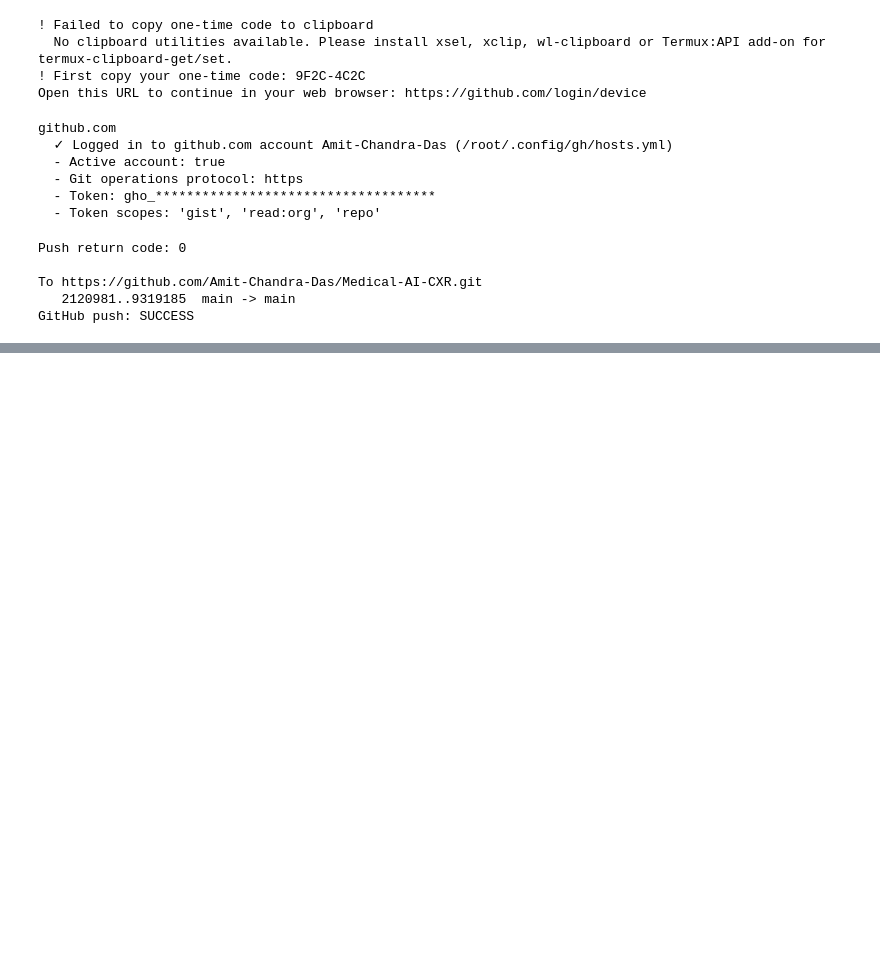
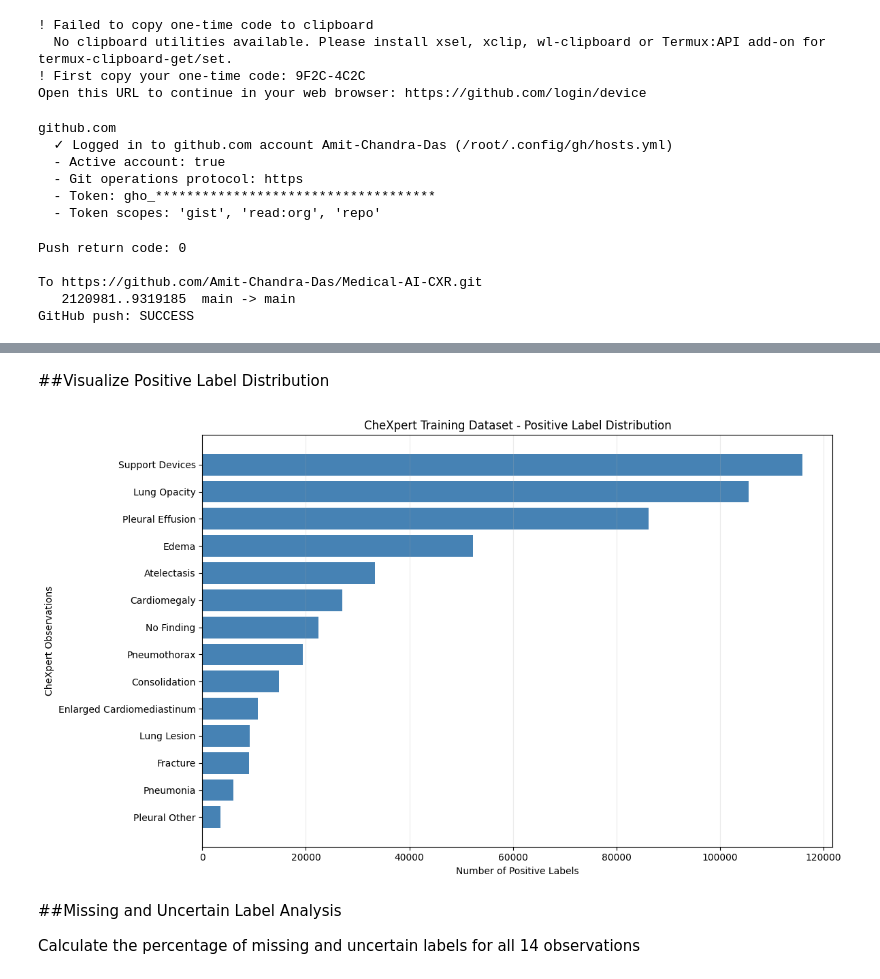
Before and after one commit to Amit-Chandra-Das/Medical-AI-CXR-Private, a Jupyter notebook: 02_Notebooks/02_dataset_verification.ipynb, the cells around one changed output, grey strips where cells are left out. Cells and saved outputs as stored; diff of their text form; code cells hidden in the pictures; blank space fills up the shorter version.

Commit message:
Complete SERIAL 03 exploratory data analysis

```diff
--- a/02_Notebooks/02_dataset_verification.ipynb
+++ b/02_Notebooks/02_dataset_verification.ipynb
@@ -1749,0 +1858,18 @@ GitHub push: SUCCESS
+# %%
+
+label_columns = list(train_df.columns[5:])
+
+label_summary = pd.DataFrame({
+    "Positive": (train_df[label_columns] == 1).sum(),
+    "Negative": (train_df[label_columns] == 0).sum(),
+    "Uncertain": (train_df[label_columns] == -1).sum(),
+    "Missing": train_df[label_columns].isna().sum()
+})
+
+label_summary["Total"] = label_summary.sum(axis=1)
+label_summary = label_summary.sort_values("Positive", ascending=False)
+
+print("Number of labels:", len(label_columns))
+print("Training images:", len(train_df))
+
+display(label_summary)
@@ -1749,0 +1894,26 @@ GitHub push: SUCCESS
+# %% [markdown]
+##Visualize Positive Label Distribution
+# %%
+
+import matplotlib.pyplot as plt
+
+positive_counts = label_summary["Positive"].sort_values()
+
+plt.figure(figsize=(12, 7))
+bars = plt.barh(positive_counts.index, positive_counts.values, color="steelblue")
+
+plt.xlabel("Number of Positive Labels")
+plt.ylabel("CheXpert Observations")
+plt.title("CheXpert Training Dataset - Positive Label Distribution")
+
+plt.grid(axis="x", alpha=0.25)
+plt.tight_layout()
+
+plt.show()
+# %% [output]
+[figure, added]
+# %% [markdown]
+##Missing and Uncertain Label Analysis
+
+
+Calculate the percentage of missing and uncertain labels for all 14 observations
```
Also changed, not shown: parts of 41 cells of this notebook, 4 other files.
